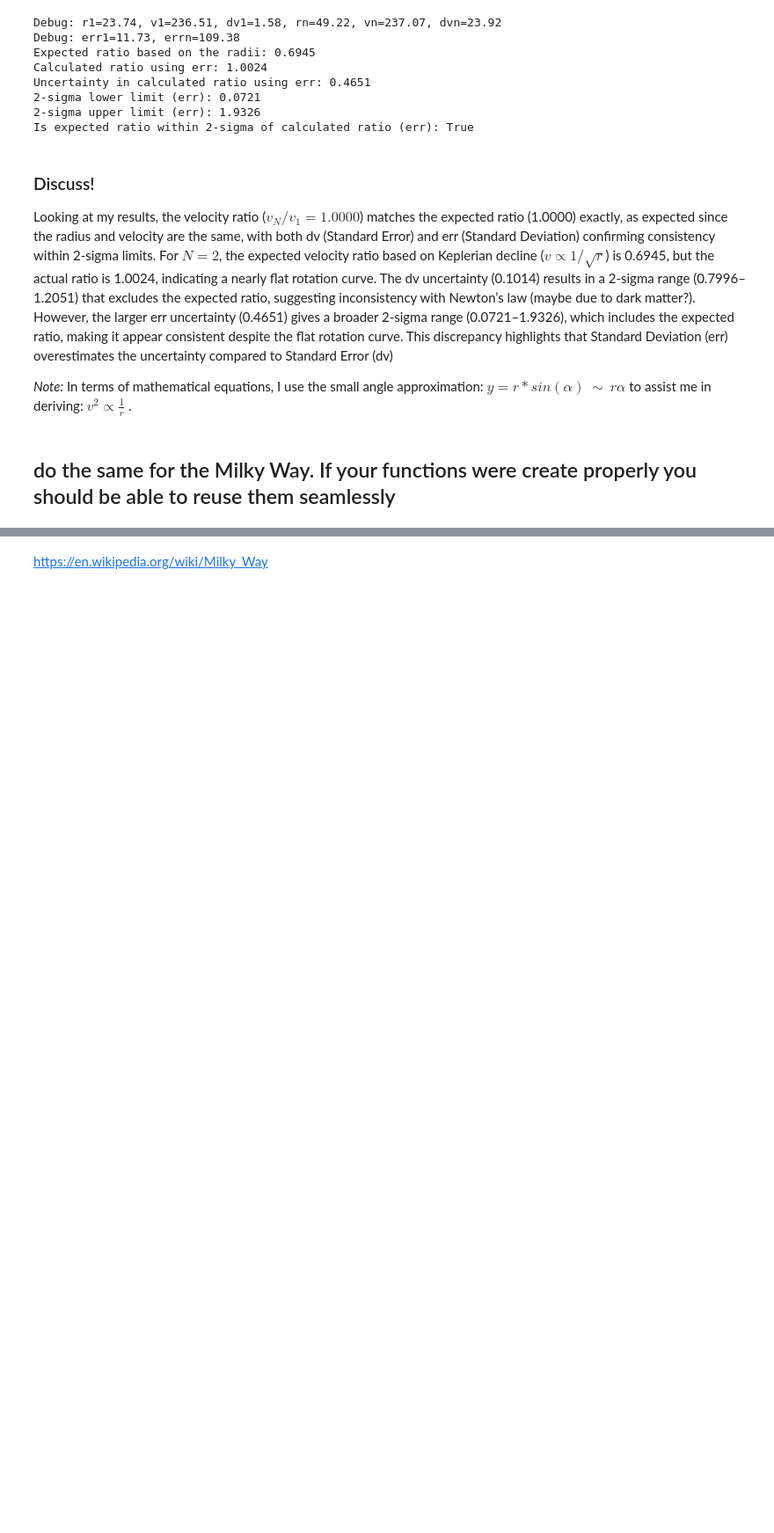
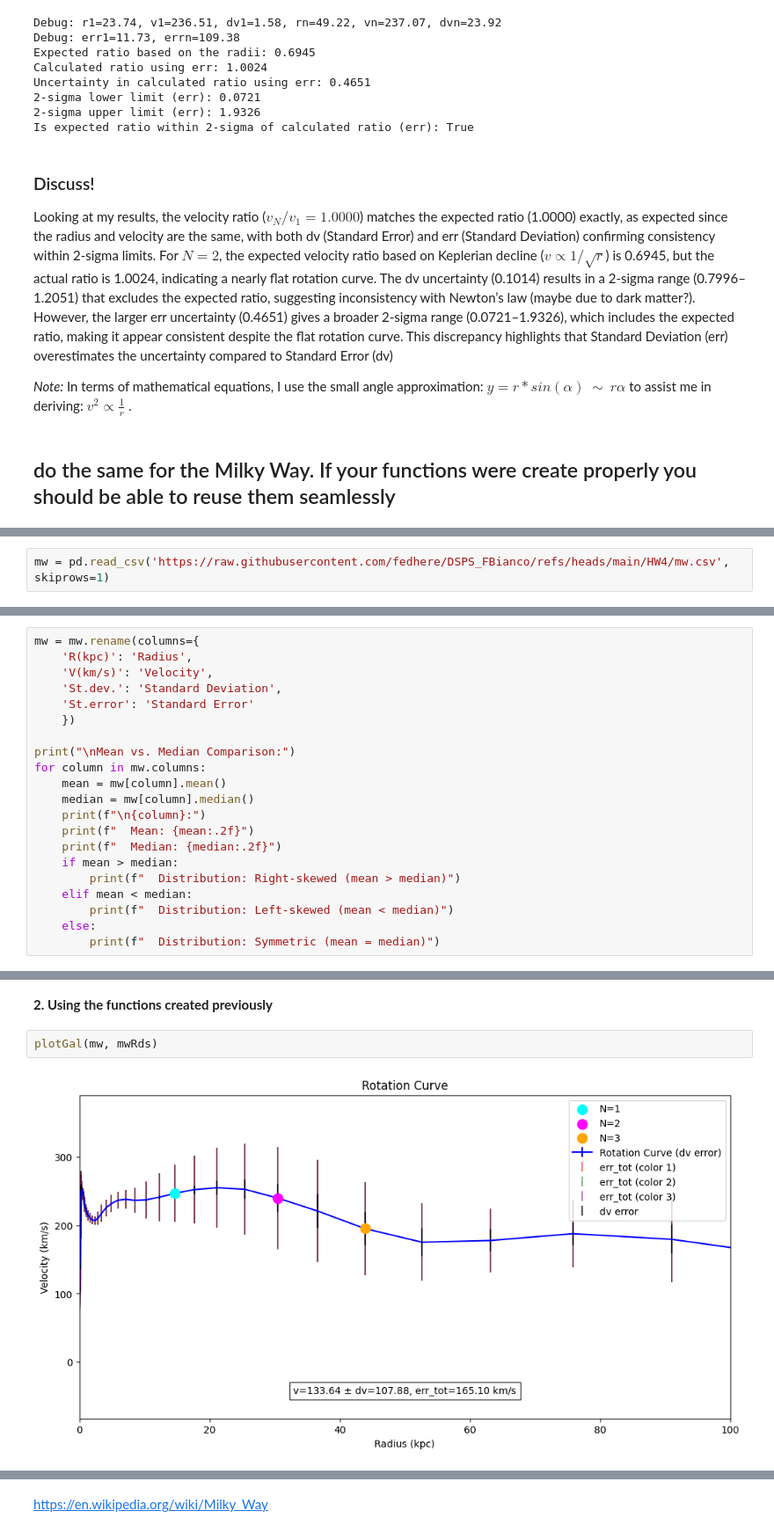
Before and after one commit to amandaswens/DSPS_ASwenson, a Jupyter notebook: HW4/HW4_MWrotCurve_instructions.ipynb, the cells around one changed output, grey strips where cells are left out. Shown at 88% size. Cells and saved outputs as stored; diff of their text form; blank space fills up the shorter version.

```diff
--- a/HW4/HW4_MWrotCurve_instructions.ipynb
+++ b/HW4/HW4_MWrotCurve_instructions.ipynb
@@ -522,0 +526,2 @@ Looking at my results, the velocity ratio ($ v_N/v_1 = 1.0000 $) matches the exp
+# %%
+mw = pd.read_csv('https://raw.githubusercontent.com/fedhere/DSPS_FBianco/refs/heads/main/HW4/mw.csv', skiprows=1)
@@ -522,0 +537,21 @@ Looking at my results, the velocity ratio ($ v_N/v_1 = 1.0000 $) matches the exp
+# %%
+mw = mw.rename(columns={
+    'R(kpc)': 'Radius',
+    'V(km/s)': 'Velocity',
+    'St.dev.': 'Standard Deviation',
+    'St.error': 'Standard Error'
+    })
+
+print("\nMean vs. Median Comparison:")
+for column in mw.columns:
+    mean = mw[column].mean()
+    median = mw[column].median()
+    print(f"\n{column}:")
+    print(f"  Mean: {mean:.2f}")
+    print(f"  Median: {median:.2f}")
+    if mean > median:
+        print(f"  Distribution: Right-skewed (mean > median)")
+    elif mean < median:
+        print(f"  Distribution: Left-skewed (mean < median)")
+    else:
+        print(f"  Distribution: Symmetric (mean = median)")
@@ -522,0 +576,6 @@ Looking at my results, the velocity ratio ($ v_N/v_1 = 1.0000 $) matches the exp
+# %% [markdown]
+**2. Using the functions created previously**
+# %%
+plotGal(mw, mwRds)
+# %% [output]
+[figure, added]
```
Also changed, not shown: parts of 6 cells of this notebook.
